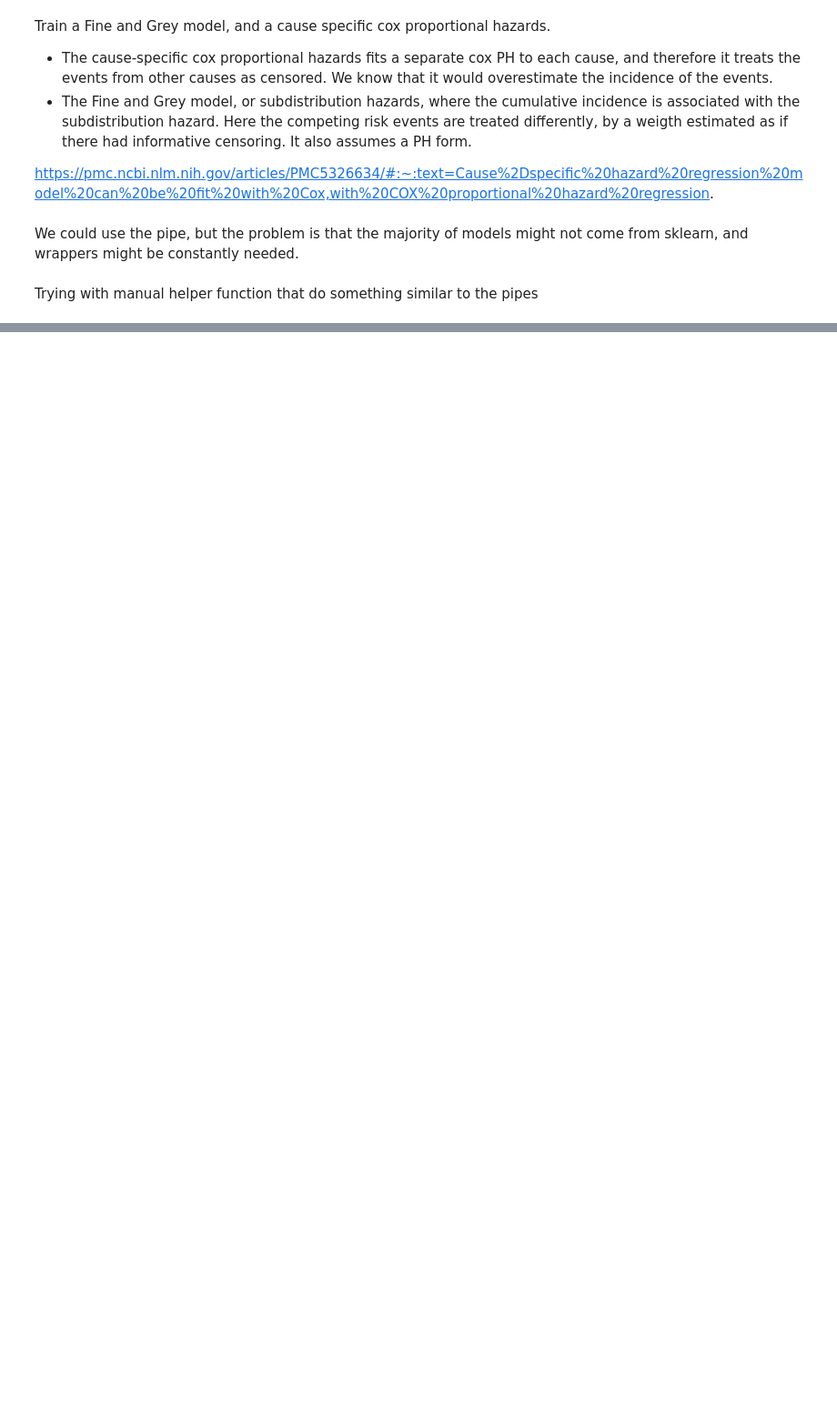
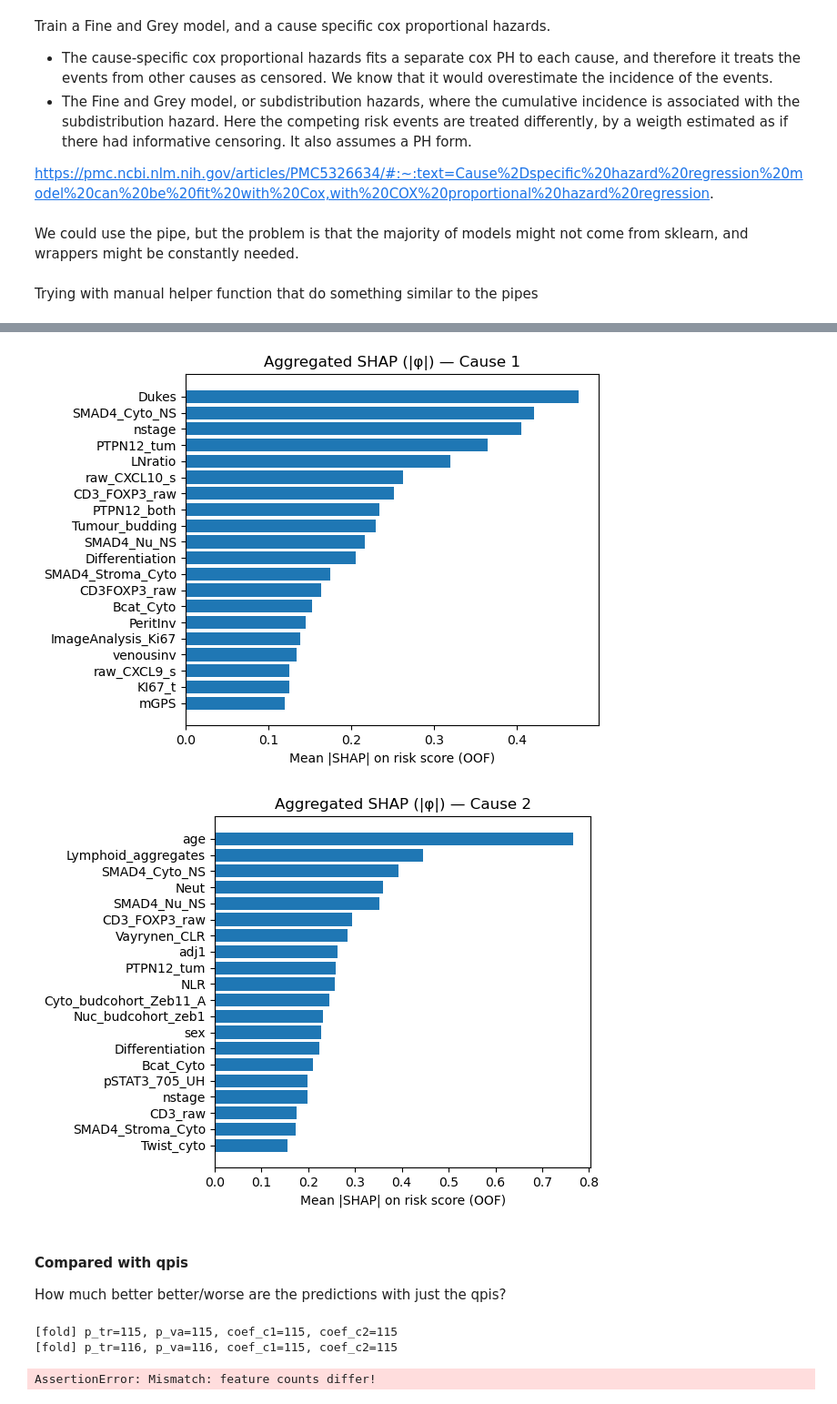
Before and after one commit to BBolosSierra/GRI_analysis, a Jupyter notebook: analysis-1.ipynb, the cells around one changed output, grey strips where cells are left out. Shown at 91% size. Saved outputs shown, nothing was run; the diff lists cells and outputs as text; code cells hidden in the pictures; blank space fills up the shorter version.

```diff
--- a/analysis-1.ipynb
+++ b/analysis-1.ipynb
@@ -296,0 +578,25 @@ Somewhat works.... but it needs to be fixed. Something is not working properly.
+# %%
+
+def shap_linear_val(Xtr_z, Xva_z, beta, feat_names):
+    mu  = Xtr_z.mean(axis=0)
+    phi = (Xva_z - mu) * beta
+    return pd.Series(np.mean(np.abs(phi), axis=0), index=feat_names)
+# %%
+def roots_from_ct(pre):
+    ct = pre.named_steps["pre"]
+    num_roots = []
+    cat_roots = []
+    for name, trans, cols in ct.transformers_:
+        cols = list(cols) if hasattr(cols, "__iter__") and not isinstance(cols, str) else [cols]
+        if name == "num": num_roots = cols
+        if name == "cat": cat_roots = cols
+    return set(num_roots), set(cat_roots)
+
+def group_ohe(gimp, cat_roots, num_roots):
+    out = {}
+    for name, v in gimp.items():
+        base = name.split("=")[0] if "=" in name else name
+        root = base if (base in num_roots or base in cat_roots) else \
+               next((r for r in cat_roots if base.startswith(r+"_") or base.startswith(r+"=")), base)
+        out[root] = out.get(root, 0.0) + float(v)
+    return pd.Series(out).sort_values(ascending=False)
@@ -296,0 +648,23 @@ Somewhat works.... but it needs to be fixed. Something is not working properly.
+# %%
+def aggregate_importance(imp_series_list, n_val_per_fold):
+    feats = sorted(set().union(*[s.index for s in imp_series_list]))
+    M = pd.DataFrame({i: s.reindex(feats).fillna(0.0) for i, s in enumerate(imp_series_list)}, index=feats)
+    w = np.asarray(n_val_per_fold, float); w = w / w.sum()
+    return M.dot(w).sort_values(ascending=False)
+
+def plot_importance(imp, title, k=20):
+    top = imp.head(k).iloc[::-1]
+    plt.figure()
+    plt.barh(top.index, top.values)
+    plt.xlabel("Mean |SHAP| on risk score (OOF)")
+    plt.title(title)
+    plt.tight_layout(); plt.show()
+# %%
+agg_c1 = aggregate_importance(gimp_c1_folds, n_val_per_fold)
+agg_c2 = aggregate_importance(gimp_c2_folds, n_val_per_fold)
+
+plot_importance(agg_c1, "Aggregated SHAP (|φ|) — Cause 1", k=20)
+plot_importance(agg_c2, "Aggregated SHAP (|φ|) — Cause 2", k=20)
+# %% [output]
+[figure, added]
+[figure, added]
@@ -296,0 +675,4 @@ Somewhat works.... but it needs to be fixed. Something is not working properly.
+# %% [markdown]
+#### Compared with qpis
+
+How much better better/worse are the predictions with just the qpis?
@@ -296,0 +757,15 @@ Somewhat works.... but it needs to be fixed. Something is not working properly.
+# %%
+ibs_c1_folds, ibs_c2_folds = [], []
+ibs_c1_folds_small, ibs_c2_folds_small = [], []
+
+base_pre = build_preprocessor(X)
+base_pre_small = build_preprocessor(X_small)
+
+
+ibs1_full, ibs2_full, nval_full = run_cv_ibs(X,        T_all,  D_all,  splits, base_pre)
+
+ibs1_sub,  ibs2_sub,  nval_sub  = run_cv_ibs(X_small,  T_small, D_small, splits, base_pre_small)
+# %% [output]
+[fold] p_tr=115, p_va=115, coef_c1=115, coef_c2=115
+[fold] p_tr=116, p_va=116, coef_c1=115, coef_c2=115
+AssertionError: Mismatch: feature counts differ!
```
Also changed, not shown: parts of 21 cells of this notebook, 3 other files.
